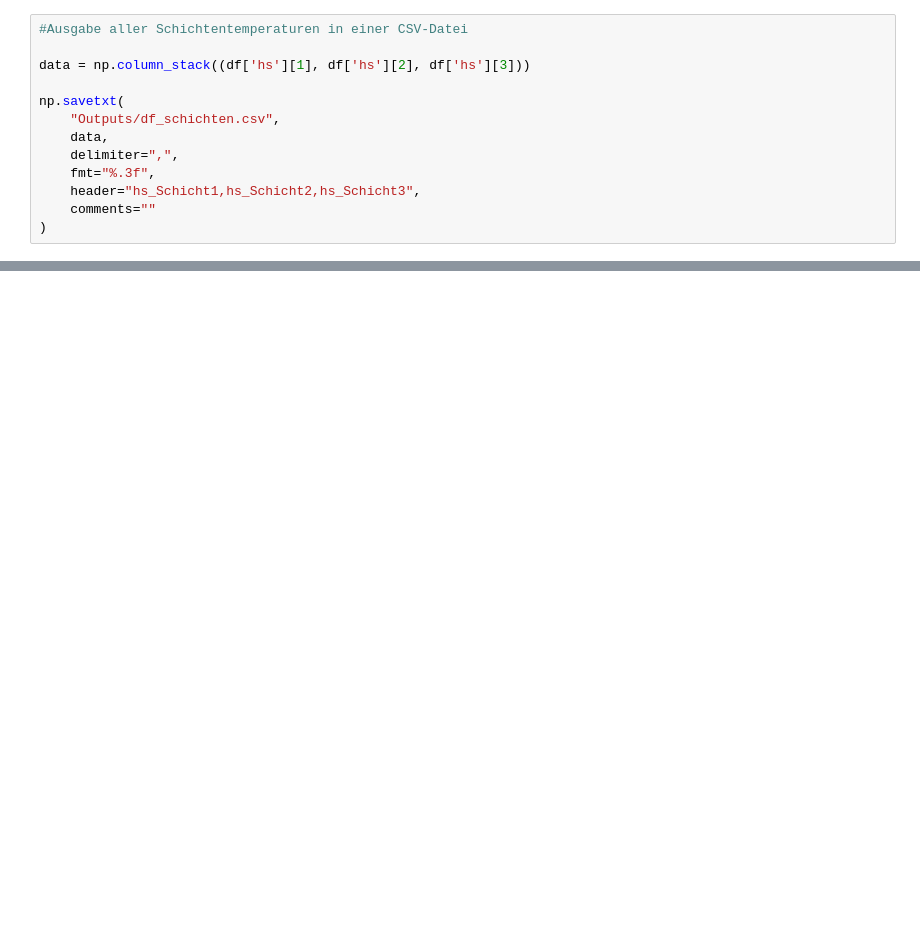
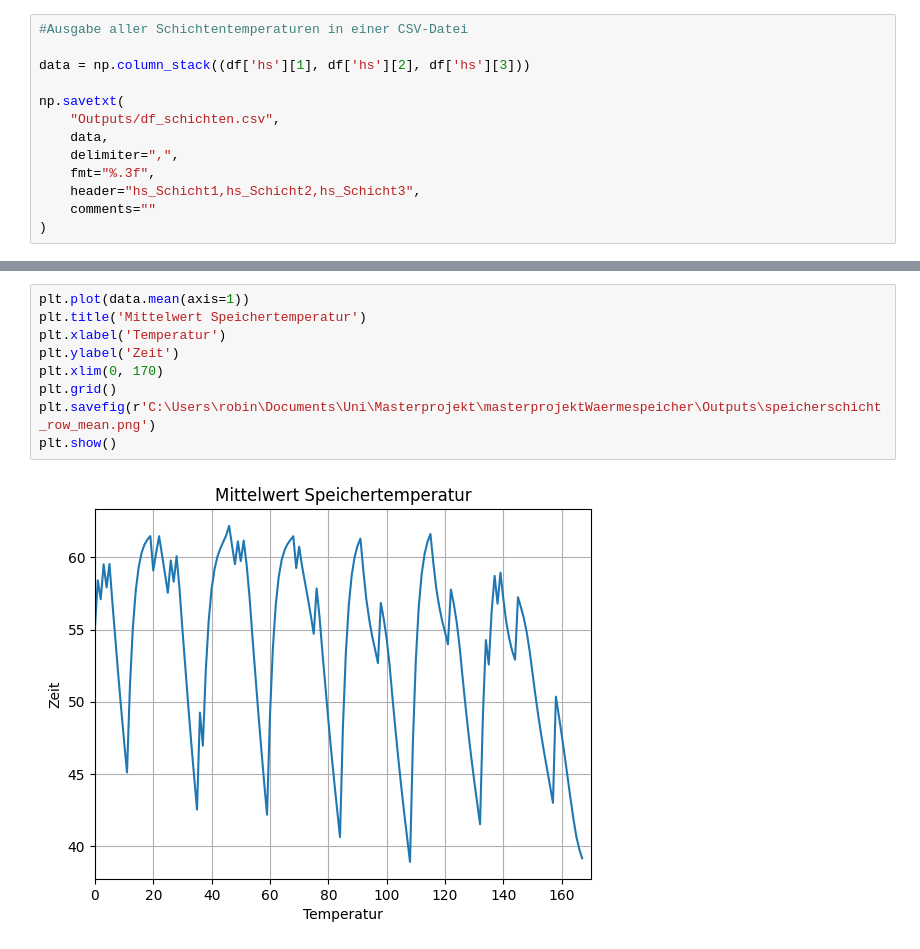
Before and after one commit to choffma8/masterprojektWaermespeicher, a Jupyter notebook: modellierungKonstanterVolumenspeicher.ipynb, the cells around one changed output, grey strips where cells are left out. Drawn from its saved outputs; the diff is of its cells as text; blank space fills up the shorter version.

Commit message:
Hinzugefügt: Berechnung und Ausgabe der Grid-Kosten sowie Berechnung und Darstellung der mittleren Speichertemperatur.

```diff
--- a/modellierungKonstanterVolumenspeicher.ipynb
+++ b/modellierungKonstanterVolumenspeicher.ipynb
@@ -331,0 +341,11 @@ df_schichten.plot()
+# %%
+plt.plot(data.mean(axis=1))
+plt.title('Mittelwert Speichertemperatur')
+plt.xlabel('Temperatur')
+plt.ylabel('Zeit')
+plt.xlim(0, 170)
+plt.grid()
+plt.savefig(r'C:\Users\robin\Documents\Uni\Masterprojekt\masterprojektWaermespeicher\Outputs\speicherschicht_row_mean.png')
+plt.show()
+# %% [output]
+[figure, added]
```
Also changed, not shown: parts of 5 cells of this notebook, 5 other files.
